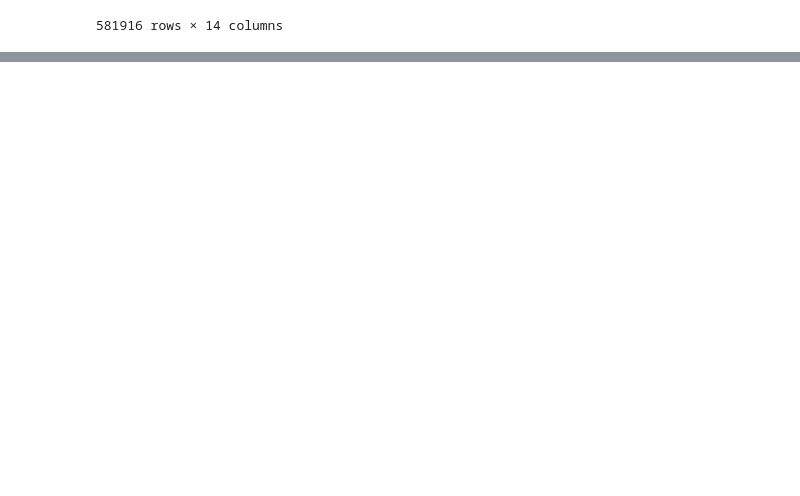
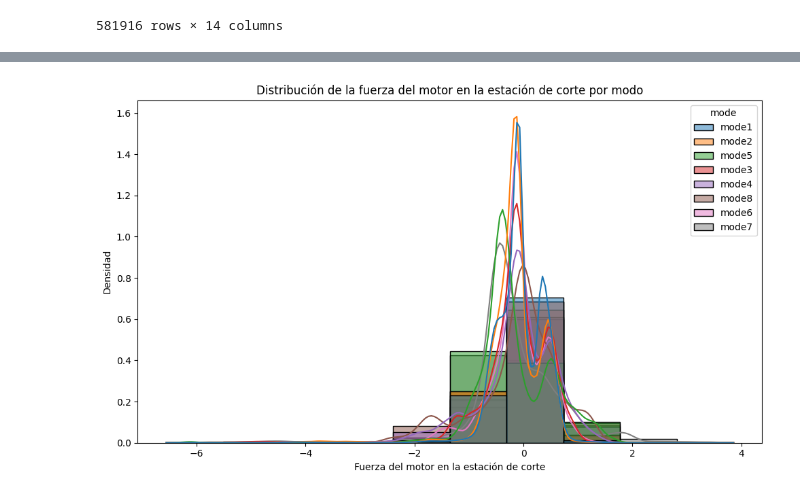
Before and after one commit to maketas1/CuartetoCalavera, a Jupyter notebook: proyecto.ipynb, the cells around one changed output, grey strips where cells are left out. Saved outputs shown, nothing was run; the diff lists cells and outputs as text; code cells hidden in the pictures; blank space fills up the shorter version.

```diff
--- a/proyecto.ipynb
+++ b/proyecto.ipynb
@@ -196,0 +211,23 @@ NameError: name 'df1' is not defined
+# %%
+import seaborn as sns
+import matplotlib.pyplot as plt
+
+fig, ax = plt.subplots(figsize=(10, 6))
+sns.histplot(
+    data = df1_copia,
+    x = 'pCut::Motor_Torque',
+    hue = 'mode',
+    kde = True,
+    stat = 'density',
+    common_norm = False,
+    alpha = 0.5,
+    ax = ax,
+    bins = 10
+)
+ax.set_title('Distribución de la fuerza del motor en la estación de corte por modo')
+ax.set_xlabel('Fuerza del motor en la estación de corte')
+ax.set_ylabel('Densidad')
+plt.tight_layout()
+plt.show()
+# %% [output]
+[figure, added]
```
Also changed, not shown: parts of 3 cells of this notebook.
